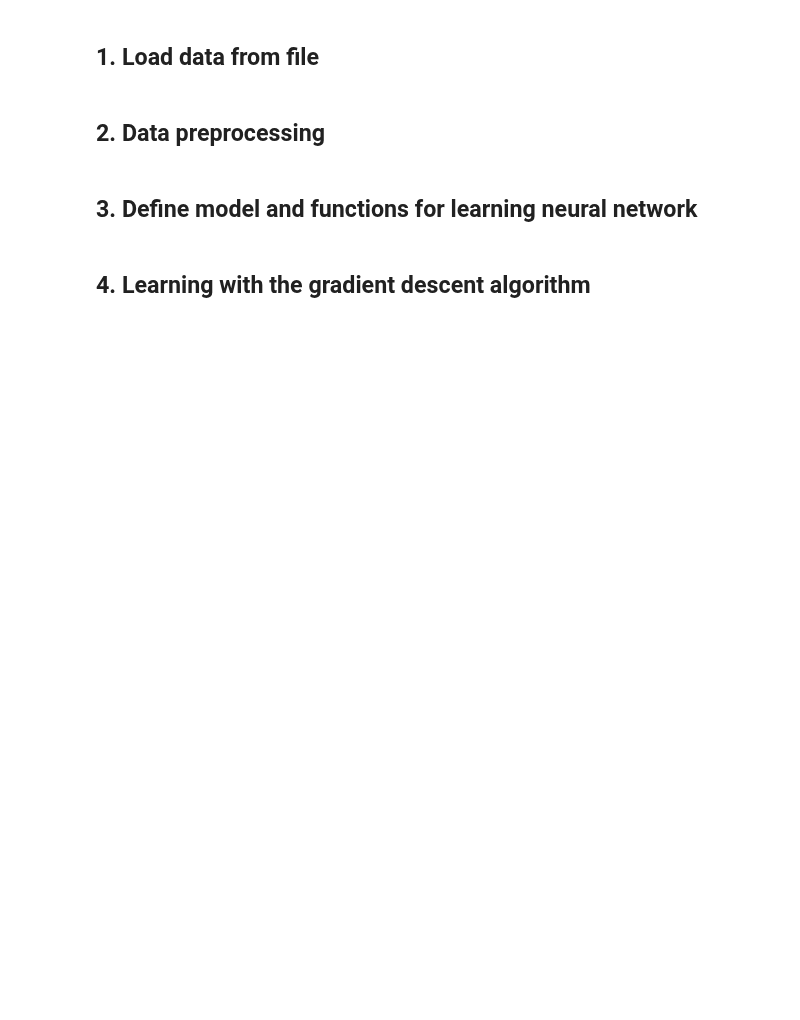
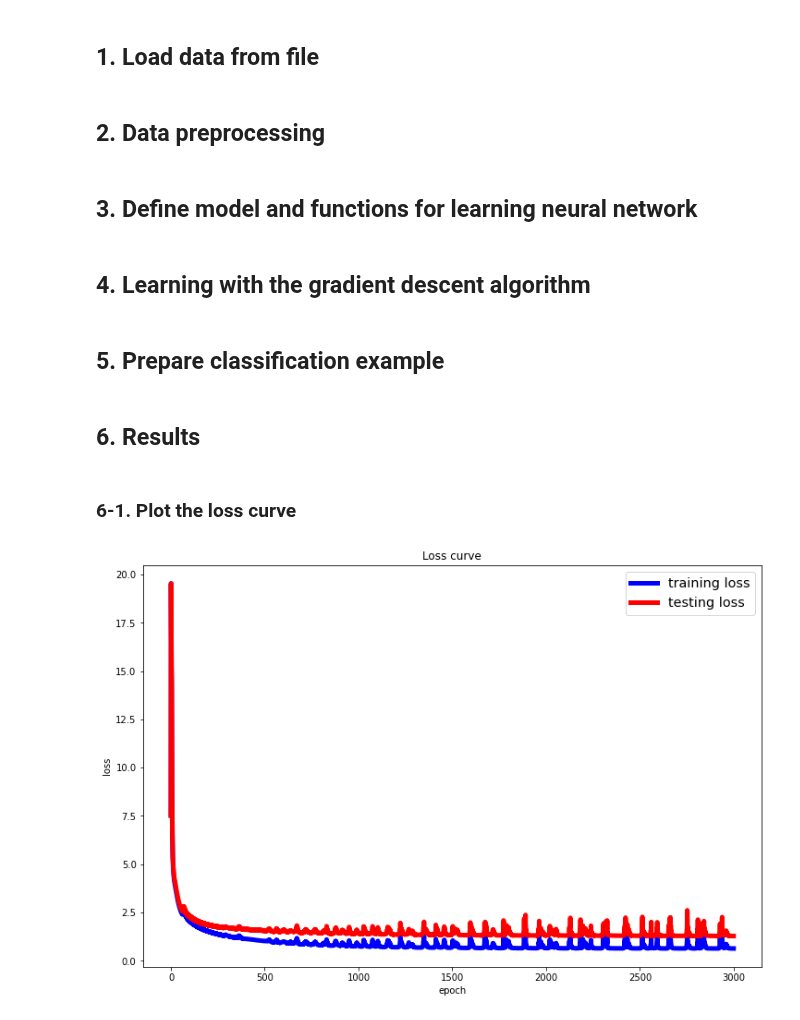
Before and after one commit to ihooni/class-MachineLearning, a Jupyter notebook: 10/assignment-10.ipynb, the cells around one changed output. Drawn from its saved outputs; the diff is of its cells as text; code cells hidden in the pictures; blank space fills up the shorter version.

```diff
--- a/10/assignment-10.ipynb
+++ b/10/assignment-10.ipynb
@@ -62,7 +62,7 @@ def objective(Y_pred, Y, lam=0, params=None):
       num_of_params += param.shape[0] * param.shape[1]
       sum_of_params += torch.sum(param ** 2)
 
-    decay_term = (lam / 2 * num_of_params) * sum_of_params
+    decay_term = (lam / (2 * num_of_params)) * sum_of_params
 
   return data_fidelity_term + decay_term
 
@@ -137,15 +137,16 @@ class FNN:
         n += param.shape[0] * param.shape[1]
 
       for key in grads.keys():
-        grads[key] += (lam * n) * self.params[key]
+        grads[key] += (lam / n) * self.params[key]
 
     return grads
 # %% [markdown]
 ## 4. Learning with the gradient descent algorithm
 # %%
 lr = 0.7
-epoch_count = 3
-fnn = FNN((784, 196, 49, 10))
+lam = 1500
+epoch_count = 3000
+fnn = FNN((784, 1024, 10))
 
 history = {
     'train_loss': [],
@@ -160,7 +161,7 @@ for epoch in range(epoch_count):
 
   # calculate training loss and accuracy
   Y_train_pred = train_forward_results['Y_pred']
-  train_loss = objective(Y_train_pred, Y_train)
+  train_loss = objective(Y_train_pred, Y_train, lam, fnn.params)
   train_acc = accuracy(Y_train_pred, Y_train)
 
   # forward propagation using test data
@@ -168,7 +169,7 @@ for epoch in range(epoch_count):
 
   # calculate testing loss and accuracy
   Y_test_pred = test_forward_results['Y_pred']
-  test_loss = objective(Y_test_pred, Y_test)
+  test_loss = objective(Y_test_pred, Y_test, lam, fnn.params)
   test_acc = accuracy(Y_test_pred, Y_test)
 
   # log history
@@ -178,10 +179,12 @@ for epoch in range(epoch_count):
   history['test_acc'].append(test_acc.item())
 
   # gradient descent
-  grads = fnn.backward(X_train, Y_train, train_forward_results)
+  grads = fnn.backward(X_train, Y_train, train_forward_results, lam)
   for key in fnn.params.keys():
     fnn.params[key] -= lr * grads[key]
 
 # convert each history list to numpy array
 for key in history.keys():
   history[key] = np.array(history[key])
+# %% [markdown]
+## 5. Prepare classification example
@@ -187,0 +214,19 @@ for key in history.keys():
+# %% [markdown]
+## 6. Results
+# %% [markdown]
+### 6-1. Plot the loss curve
+# %%
+import matplotlib.pyplot as plt
+
+epoch_tick = np.arange(epoch_count)
+
+plt.figure(figsize=(12, 8))
+plt.title('Loss curve')
+plt.plot(epoch_tick, history['train_loss'], 'b-', linewidth=5)
+plt.plot(epoch_tick, history['test_loss'], 'r-', linewidth=5)
+plt.legend(['training loss', 'testing loss'], fontsize='x-large', loc='upper right')
+plt.xlabel('epoch')
+plt.ylabel('loss')
+plt.show()
+# %% [output]
+[figure, added]
```
Also changed, not shown: parts of 10 cells of this notebook.
